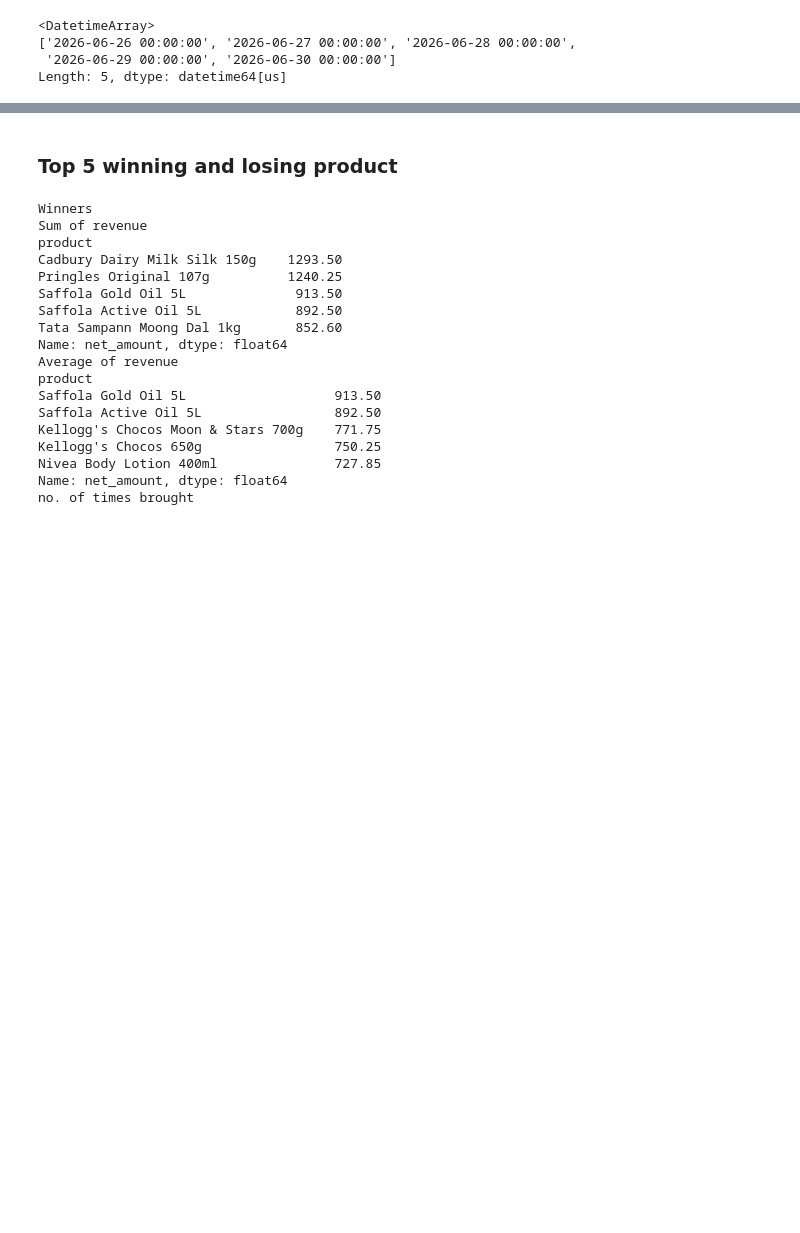
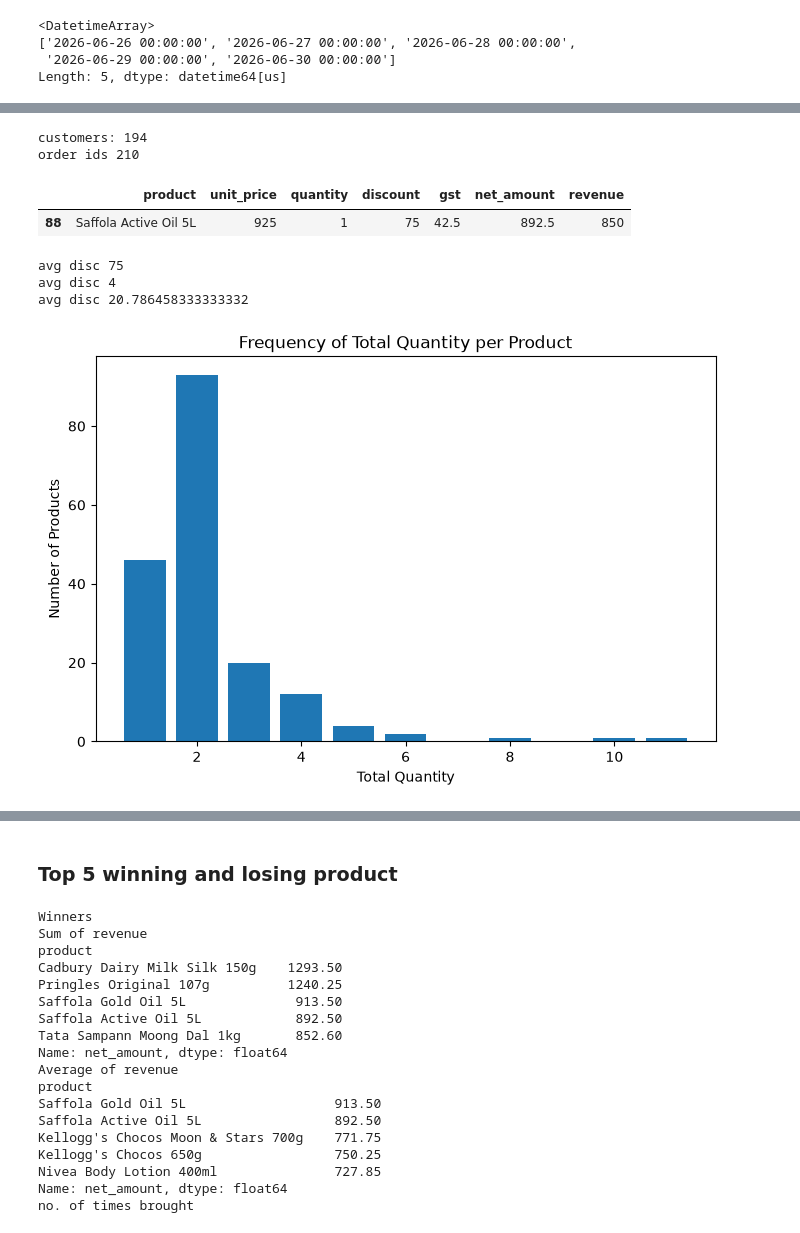
Before and after one commit to AditiShah-data/Data_analysis_scikit-learn, a Jupyter notebook: Python.ipynb, the cells around one changed output, grey strips where cells are left out. Saved outputs shown, nothing was run; the diff lists cells and outputs as text; code cells hidden in the pictures; blank space fills up the shorter version.

```diff
--- a/Python.ipynb
+++ b/Python.ipynb
@@ -107,0 +159,15 @@ Length: 5, dtype: datetime64[us]
+# %%
+date_data=df[df['order_date']=='2026-06-30']
+product_info=date_data.groupby('product').agg(
+    total_revenue=('revenue','sum'),
+    avg_revenue=('revenue','mean'),
+    total_quantity=('quantity','sum'),
+    no_of_orders=('order_id','nunique'),
+    discount_avg=('discount','mean'),
+    unit_price=('unit_price','unique'),
+    customers=('customer','nunique')
+
+).sort_values('no_of_orders',ascending=False)
+
+
+product_info.head(10)
@@ -107,0 +187,34 @@ Length: 5, dtype: datetime64[us]
+# %%
+print('customers:',df['customer'].nunique())
+print('order ids',df['order_id'].nunique())
+# %% [output]
+customers: 194
+order ids 210
+# %%
+date_data[date_data['discount'] == 75][['product', 'unit_price', 'quantity', 'discount', 'gst', 'net_amount', 'revenue']]
+# %% [output]
+|  | product | unit_price | quantity | discount | gst | net_amount | revenue |
+| 88 | Saffola Active Oil 5L | 925 | 1 | 75 | 42.5 | 892.5 | 850 |
+# %%
+
+print("avg disc",date_data['discount'].max())
+print("avg disc",date_data['discount'].min())
+print("avg disc",date_data['discount'].mean())
+# %% [output]
+avg disc 75
+avg disc 4
+avg disc 20.786458333333332
+# %%
+qty_frequency = product_info['total_quantity'].value_counts().sort_index()
+
+plt.figure(figsize=(8,5))
+
+plt.bar(qty_frequency.index, qty_frequency.values)
+
+plt.xlabel('Total Quantity')
+plt.ylabel('Number of Products')
+plt.title('Frequency of Total Quantity per Product')
+
+plt.show()
+# %% [output]
+[figure, added]
```
Also changed, not shown: parts of 39 cells of this notebook.
